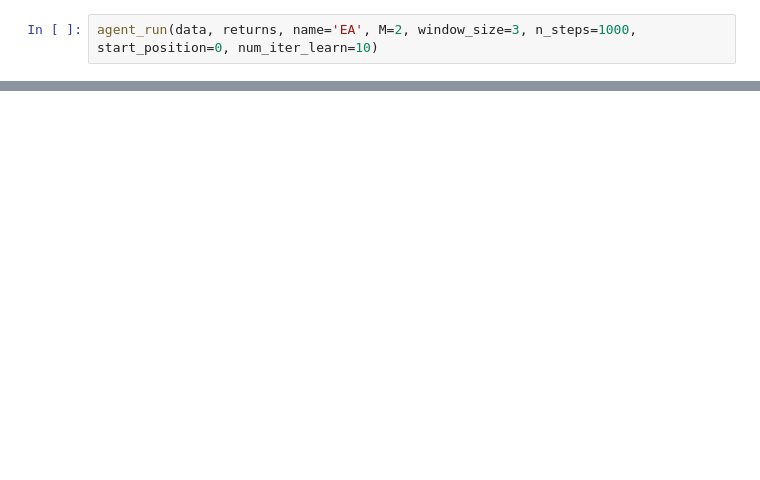
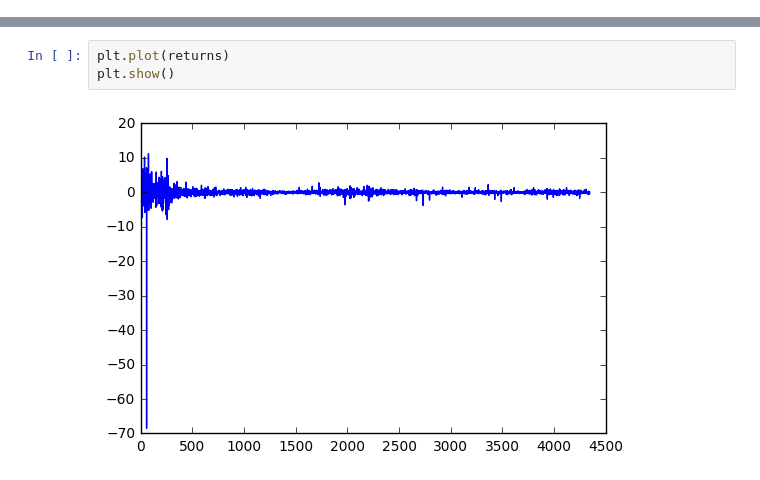
Before and after one commit to FRTP/Algorithms, a Jupyter notebook: src/main.ipynb, the cells around one changed output, grey strips where cells are left out. Saved outputs shown, nothing was run; the diff lists cells and outputs as text; blank space fills up the shorter version.

Commit message:
Start with TraderRnn

```diff
--- a/src/main.ipynb
+++ b/src/main.ipynb
@@ -192,2 +35,0 @@ data, returns = get_data('data/yah_stocks/EA.csv')
-# %%
-agent_run(data, returns, name='EA', M=2, window_size=3, n_steps=1000, start_position=0, num_iter_learn=10)
@@ -198,0 +36,5 @@ agent_run(data, returns, name='EA', M=2, window_size=3, n_steps=1000, start_posi
+# %%
+plt.plot(returns)
+plt.show()
+# %% [output]
+[figure, added]
```
Also changed, not shown: parts of 11 cells of this notebook, 24 other files.
